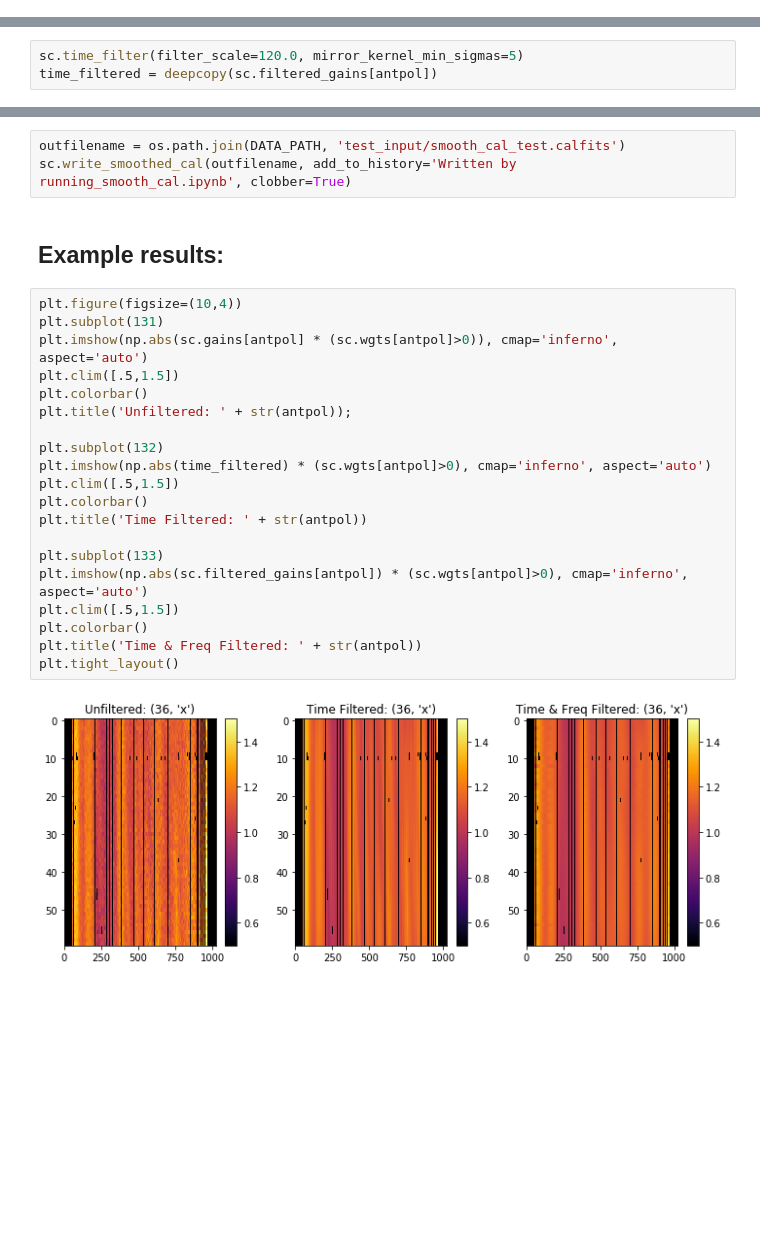
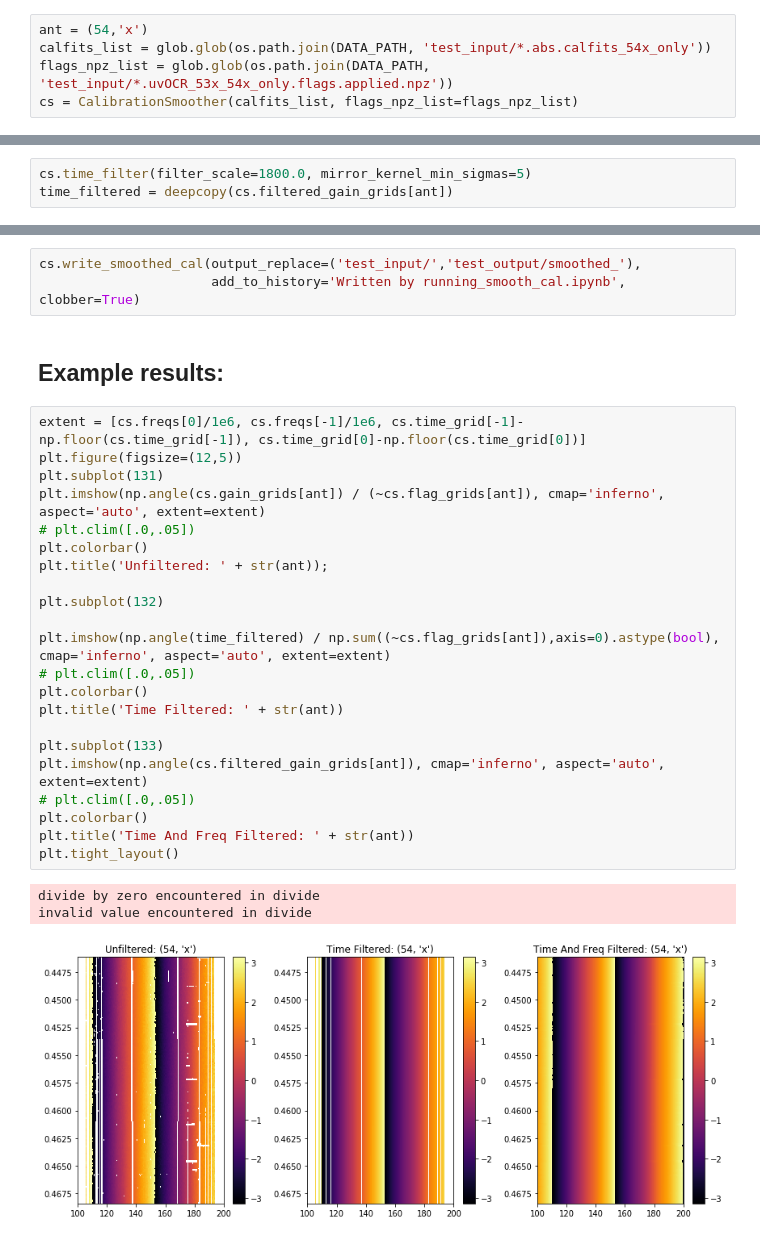
Before and after one commit to HERA-Team/hera_cal, a Jupyter notebook: scripts/notebooks/running_smooth_cal.ipynb, the cells around one changed output, grey strips where cells are left out. Cells and saved outputs as stored; diff of their text form; blank space fills up the shorter version.

Commit message:
Updated smooth_cal example notebook

```diff
--- a/scripts/notebooks/running_smooth_cal.ipynb
+++ b/scripts/notebooks/running_smooth_cal.ipynb
@@ -66,3 +23,8 @@ sc = Calibration_Smoother(binary_wgts = True)
+# %%
+ant = (54,'x')
+calfits_list = glob.glob(os.path.join(DATA_PATH, 'test_input/*.abs.calfits_54x_only'))
+flags_npz_list = glob.glob(os.path.join(DATA_PATH, 'test_input/*.uvOCR_53x_54x_only.flags.applied.npz'))
+cs = CalibrationSmoother(calfits_list, flags_npz_list=flags_npz_list)
 # %% [markdown]
 ## Smoothing in time
 
@@ -75,4 +37,4 @@ The smoothed calibration solutions are always stored in the dictionary `sc.filte
 # %%
-sc.time_filter(filter_scale=120.0, mirror_kernel_min_sigmas=5)
-time_filtered = deepcopy(sc.filtered_gains[antpol])
+cs.time_filter(filter_scale=1800.0, mirror_kernel_min_sigmas=5)
+time_filtered = deepcopy(cs.filtered_gain_grids[ant])
 # %% [output]
@@ -91,29 +52,33 @@ An updated calfits file is produced, using the information in the calfits file o
 # %%
-outfilename = os.path.join(DATA_PATH, 'test_input/smooth_cal_test.calfits')
-sc.write_smoothed_cal(outfilename, add_to_history='Written by running_smooth_cal.ipynb', clobber=True)
+cs.write_smoothed_cal(output_replace=('test_input/','test_output/smoothed_'),
+                      add_to_history='Written by running_smooth_cal.ipynb', clobber=True)
 # %% [markdown]
 ## Example results:
 # %%
-plt.figure(figsize=(10,4))
+extent = [cs.freqs[0]/1e6, cs.freqs[-1]/1e6, cs.time_grid[-1]-np.floor(cs.time_grid[-1]), cs.time_grid[0]-np.floor(cs.time_grid[0])]
+plt.figure(figsize=(12,5))
 plt.subplot(131)
-plt.imshow(np.abs(sc.gains[antpol] * (sc.wgts[antpol]>0)), cmap='inferno', aspect='auto')
-plt.clim([.5,1.5])
+plt.imshow(np.angle(cs.gain_grids[ant]) / (~cs.flag_grids[ant]), cmap='inferno', aspect='auto', extent=extent)
+# plt.clim([.0,.05])
 plt.colorbar()
-plt.title('Unfiltered: ' + str(antpol));
+plt.title('Unfiltered: ' + str(ant));
 
 plt.subplot(132)
-plt.imshow(np.abs(time_filtered) * (sc.wgts[antpol]>0), cmap='inferno', aspect='auto')
-plt.clim([.5,1.5])
+
+plt.imshow(np.angle(time_filtered) / np.sum((~cs.flag_grids[ant]),axis=0).astype(bool), cmap='inferno', aspect='auto', extent=extent)
+# plt.clim([.0,.05])
 plt.colorbar()
-plt.title('Time Filtered: ' + str(antpol))
+plt.title('Time Filtered: ' + str(ant))
 
 plt.subplot(133)
-plt.imshow(np.abs(sc.filtered_gains[antpol]) * (sc.wgts[antpol]>0), cmap='inferno', aspect='auto')
-plt.clim([.5,1.5])
+plt.imshow(np.angle(cs.filtered_gain_grids[ant]), cmap='inferno', aspect='auto', extent=extent)
+# plt.clim([.0,.05])
 plt.colorbar()
-plt.title('Time & Freq Filtered: ' + str(antpol))
+plt.title('Time And Freq Filtered: ' + str(ant))
 plt.tight_layout()
 # %% [output]
+divide by zero encountered in divide
+invalid value encountered in divide
-[figure, old version]
+[figure, new version]
 # %%
 plt.figure()
```
Also changed, not shown: parts of 18 cells of this notebook.
